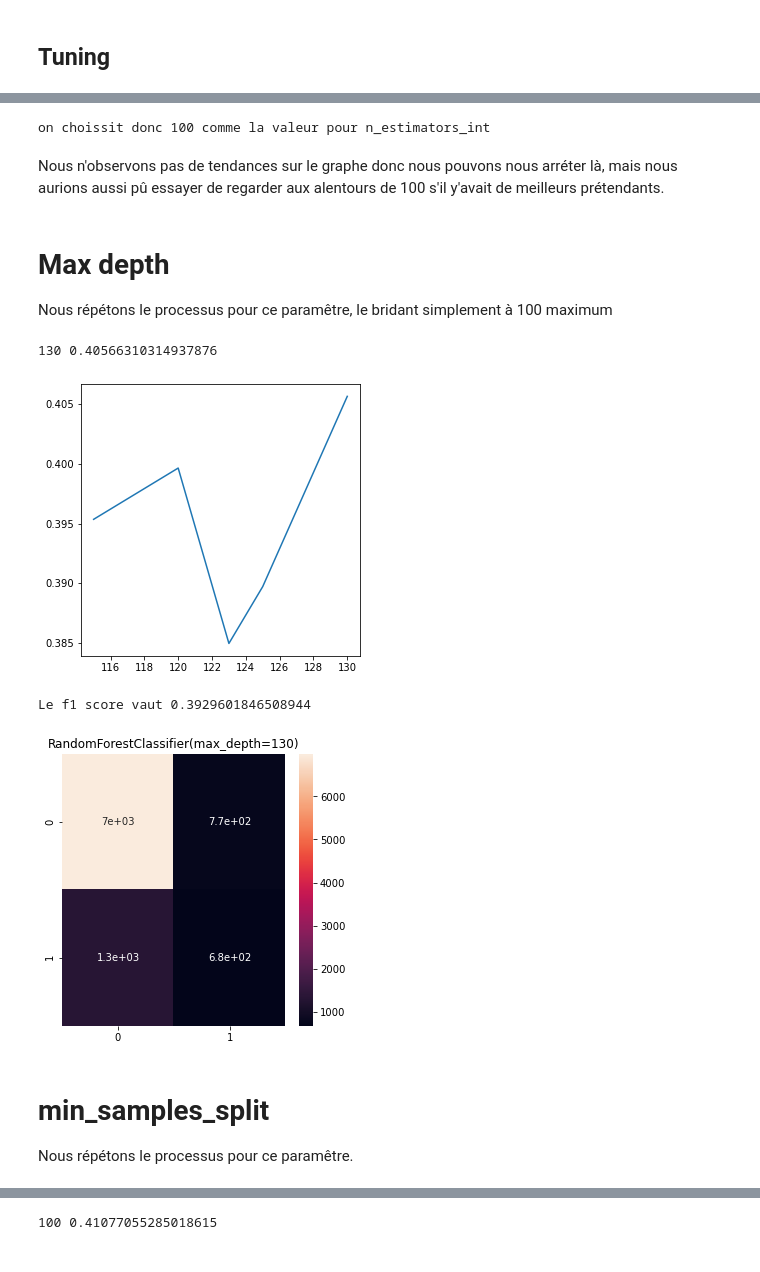
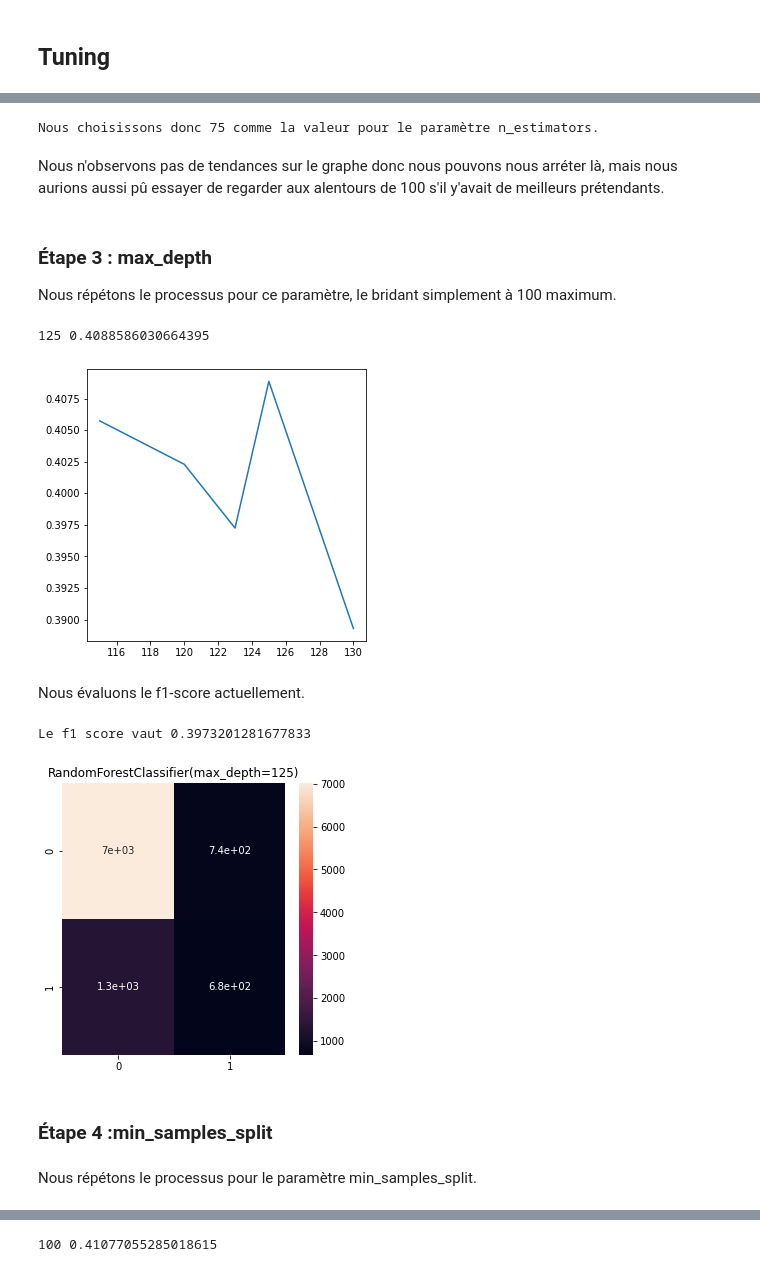
Before and after one commit to claviermathieu/ISFA-prj-datascience, a Jupyter notebook: book/docs/4_modeles/44_rf.ipynb, the cells around one changed output, grey strips where cells are left out. Cells and saved outputs as stored; diff of their text form; code cells hidden in the pictures.

```diff
--- a/book/docs/4_modeles/44_rf.ipynb
+++ b/book/docs/4_modeles/44_rf.ipynb
@@ -26,18 +35,0 @@ def F1(model,X,Y) :
-# %%
-def result_model(model,X,Y) :
-    Y_model =model.predict(X)
-
-    f1_scor = f1_score(Y,Y_model)
-    print('Le f1 score vaut',f1_scor)
-
-#     score = cross_val_score(model,X,Y,cv=5,scoring = make_scorer(f1_score))
-#     print('F1 cross validé :', np.mean(score))
-
-   # Matrice de confusion
-    cm_model = confusion_matrix(Y, Y_model)
-    plt.rcParams['figure.figsize'] = (5, 5)
-    sns.heatmap(cm_model, annot = True)
-    plt.title(str(model))
-    plt.show()
-
-    # return()
@@ -75 +51,4 @@ X.head()
+# %%
+X = train.drop(columns='Response')
+Y = train['Response']
 # %% [markdown]
@@ -82,5 +61,5 @@ scaler=StandardScaler()
 X_scal_train = scaler.fit_transform(X_train)
 X_scal_test = scaler.transform(X_test)
 
-X_scal_train = pd.DataFrame(X_scal_train,index= X_train.index, columns=exp_var)
-X_scal_test = pd.DataFrame(X_scal_test,index= X_test.index, columns=exp_var)
+X_scal_train = pd.DataFrame(X_scal_train,index= X_train.index)
+X_scal_test = pd.DataFrame(X_scal_test,index= X_test.index)
@@ -166,6 +139,8 @@ kmaxi=100
 # %%
+maxi=F1(rfc, X_test, Y_test)
+kmaxi=100
+
 T=[]
-#test=[50,75,100,115,120,130,200]
 test=[50,60,70,75,80,90,95,100,105,110,120]
 for k in test:
     rfc = RandomForestClassifier(max_depth=k)
@@ -184,21 +159,19 @@ plt.show()
 # %%
-n_estimators_int=kmaxi
-print("on choissit donc",kmaxi,"comme la valeur pour","n_estimators_int")
+n_estimators_int = kmaxi
+print("Nous choisissons donc",kmaxi,"comme la valeur pour le paramètre n_estimators.")
 # %% [output]
-on choissit donc 100 comme la valeur pour n_estimators_int
+Nous choisissons donc 75 comme la valeur pour le paramètre n_estimators.
 # %% [markdown]
 Nous n'observons pas de tendances sur le graphe donc nous pouvons nous arréter là, mais nous aurions aussi pû essayer de regarder aux alentours de 100 s'il y'avait de meilleurs prétendants.
 # %% [markdown]
-# Max depth
-Nous répétons le processus pour ce paramêtre, le bridant simplement à 100 maximum
+### Étape 3 : max_depth
+Nous répétons le processus pour ce paramètre, le bridant simplement à 100 maximum.
 # %%
 maxi=F1(rfc, X_test, Y_test)
 kmaxi=100
 # %%
 T=[]
-#test=[1,5,10,20,100]
-#test=[20,100,200]
-#test=[70,90,95,100,105,110]
+
 test=[115,120,123,125,130]
 for k in test:
     rfc = RandomForestClassifier(n_estimators=n_estimators_int,max_depth=k)
@@ -212,22 +185,25 @@ print(kmaxi,maxi)
 plt.plot(test,T)
 plt.show()
 # %% [output]
-130 0.40566310314937876
+125 0.4088586030664395
-[figure, old version]
+[figure, new version]
+# %% [markdown]
+Nous évaluons le f1-score actuellement.
 # %%
 max_depth_int=kmaxi
-rfc = RandomForestClassifier(max_depth=max_depth_int)
+rfc = RandomForestClassifier(n_estimators=n_estimators_int, max_depth=max_depth_int)
 rfc.fit(X_train, Y_train)
 Y_rfc = result_model(rfc, X_test, Y_test)
-rfc.fit(X_train, Y_train)
-maxi= F1(rfc, X_test, Y_test)
-kmaxi=2
+
+maxi=F1(rfc, X_test, Y_test)
+kmaxi = 2
 # %% [output]
-Le f1 score vaut 0.3929601846508944
+Le f1 score vaut 0.3973201281677833
-[figure, old version]
+[figure, new version]
+# %% [markdown]
+### Étape 4 :min_samples_split
 # %% [markdown]
-# min_samples_split
-Nous répétons le processus pour ce paramêtre.
+Nous répétons le processus pour le paramètre min_samples_split.
 # %%
 T=[]
 test=[2,3,4,5,10,20]
```
Also changed, not shown: parts of 58 cells of this notebook, 53 other files.
